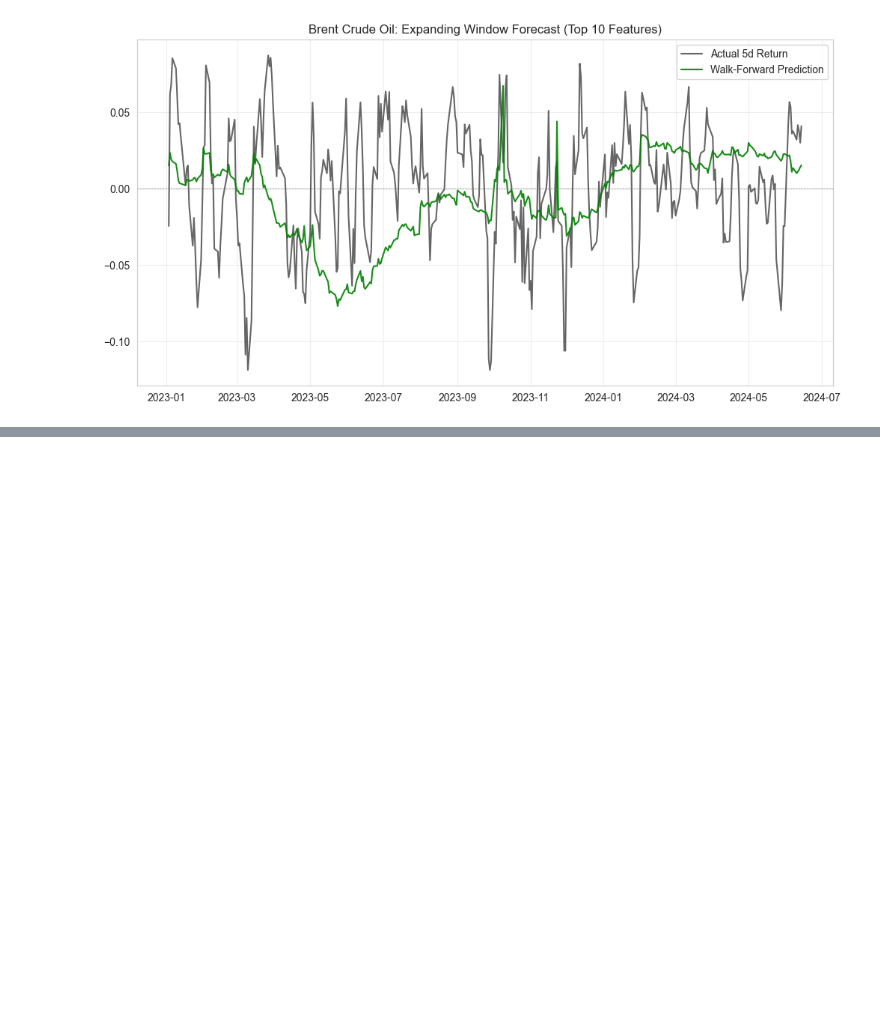
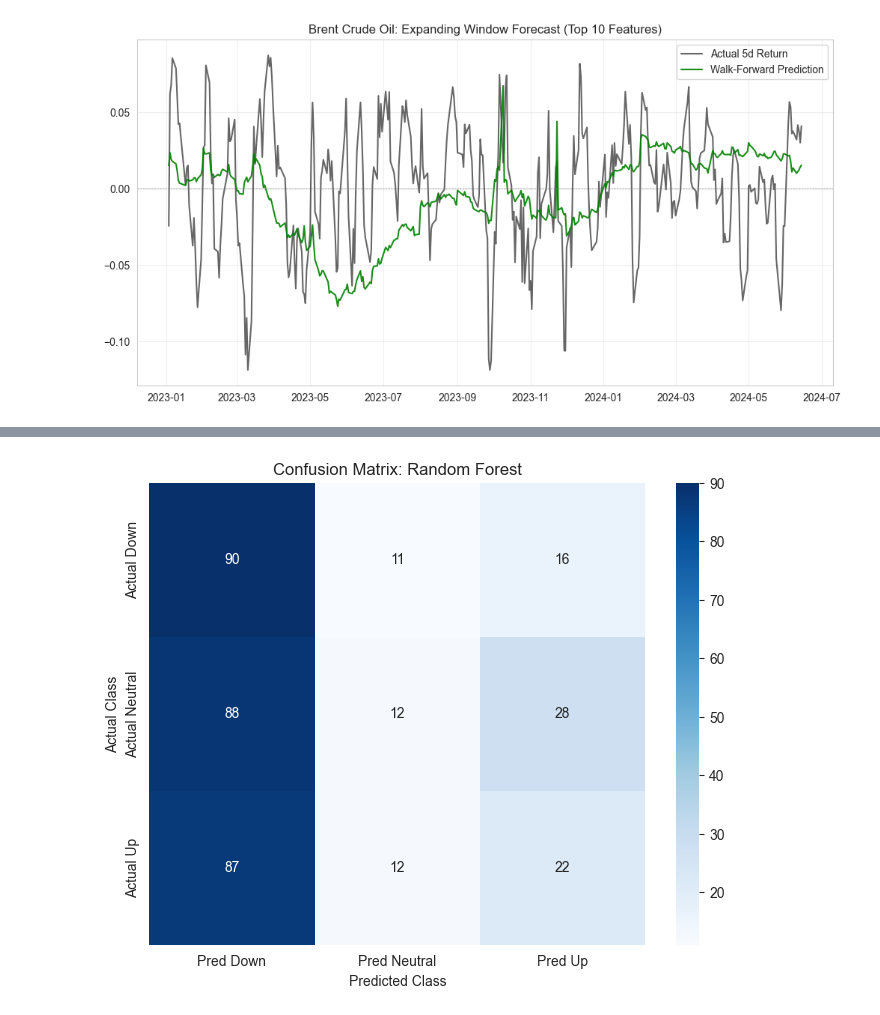
Before and after one commit to adbayre/Commodities-Price-Prediction, a Jupyter notebook: commodities_project.ipynb, the cells around one changed output, grey strips where cells are left out. Saved outputs shown, nothing was run; the diff lists cells and outputs as text; code cells hidden in the pictures; blank space fills up the shorter version.

Commit message:
added other models

```diff
--- a/commodities_project.ipynb
+++ b/commodities_project.ipynb
@@ -1234,0 +1326,96 @@ Test R²:   -0.32575
+# %%
+from sklearn.ensemble import RandomForestClassifier
+from sklearn.metrics import accuracy_score, classification_report, confusion_matrix
+import matplotlib.pyplot as plt
+import seaborn as sns
+import pandas as pd
+import numpy as np
+
+# 1. PREPARE DATA & CLEANUP
+# ---------------------------------------------------------
+# Work on a fresh copy of your classification dataframe
+df_rf = df_class.copy()
+
+# A. CRITICAL FIX: Remove Infinite Values
+# RSI and % Change calculations can sometimes create 'inf'
+df_rf = df_rf.replace([np.inf, -np.inf], np.nan)
+df_rf = df_rf.fillna(0)
+print("✅ Cleaned Infinity and NaN values.")
+
+# B. Handle Date
+date_col = 'date' if 'date' in df_rf.columns else 'Date'
+if date_col not in df_rf.columns:
+     df_rf = df_rf.reset_index()
+
+# C. Define Features (X) and Target (y)
+target = 'target_class'
+features = [c for c in df_rf.columns
+            if np.issubdtype(df_rf[c].dtype, np.number)
+            and c not in [target, date_col]]
+
+X = df_rf[features]
+y = df_rf[target]
+
+# 2. TIME-SERIES SPLIT
+# ---------------------------------------------------------
+split_date = '2023-01-01'
+mask_train = df_rf[date_col] < split_date
+mask_test = df_rf[date_col] >= split_date
+
+X_train = X[mask_train]
+y_train = y[mask_train]
+X_test = X[mask_test]
+y_test = y[mask_test]
+
+print(f"Training on {len(X_train)} samples (Until {split_date})")
+print(f"Testing on  {len(X_test)} samples (From {split_date})")
+
+# 3. TRAIN RANDOM FOREST
+# ---------------------------------------------------------
+print("Training Random Forest... (This may take a moment)")
+
+rf_model = RandomForestClassifier(
+    n_estimators=200,       # Number of trees
+    max_depth=5,            # Shallow trees prevent overfitting
+    min_samples_leaf=10,    # Enforce generalization
+    random_state=42,
+    n_jobs=-1,              # Use all CPU cores
+    class_weight='balanced' # Handle class imbalance if any
+)
+
+rf_model.fit(X_train, y_train)
+
+# 4. PREDICT & EVALUATE
+# ---------------------------------------------------------
+y_pred = rf_model.predict(X_test)
+
+accuracy = accuracy_score(y_test, y_pred)
+print(f"\n--- Model Results (5-Day Horizon) ---")
+print(f"Test Accuracy: {accuracy:.2%}")
+print("\nClassification Report:")
+print(classification_report(y_test, y_pred, target_names=['DOWN', 'NEUTRAL', 'UP']))
+
+# 5. VISUALIZATION
+# ---------------------------------------------------------
+# Confusion Matrix
+cm = confusion_matrix(y_test, y_pred)
+plt.figure(figsize=(8, 6))
+sns.heatmap(cm, annot=True, fmt='d', cmap='Blues',
+            xticklabels=['Pred Down', 'Pred Neutral', 'Pred Up'],
+            yticklabels=['Actual Down', 'Actual Neutral', 'Actual Up'])
+plt.title('Confusion Matrix: Random Forest')
+plt.ylabel('Actual Class')
+plt.xlabel('Predicted Class')
+plt.show()
+
+# Feature Importance
+importances = rf_model.feature_importances_
+feature_imp = pd.DataFrame({'Feature': features, 'Importance': importances})
+feature_imp = feature_imp.sort_values(by='Importance', ascending=False).head(15)
+
+plt.figure(figsize=(10, 8))
+sns.barplot(x='Importance', y='Feature', data=feature_imp, palette='viridis')
+plt.title('Top 15 Predictors of 5-Day Price Direction')
+plt.xlabel('Importance Score')
+plt.show()
+# %% [output]
@@ -1234,0 +1440 @@ Test R²:   -0.32575
+[figure, added]
```
Also changed, not shown: parts of 5 cells of this notebook.
